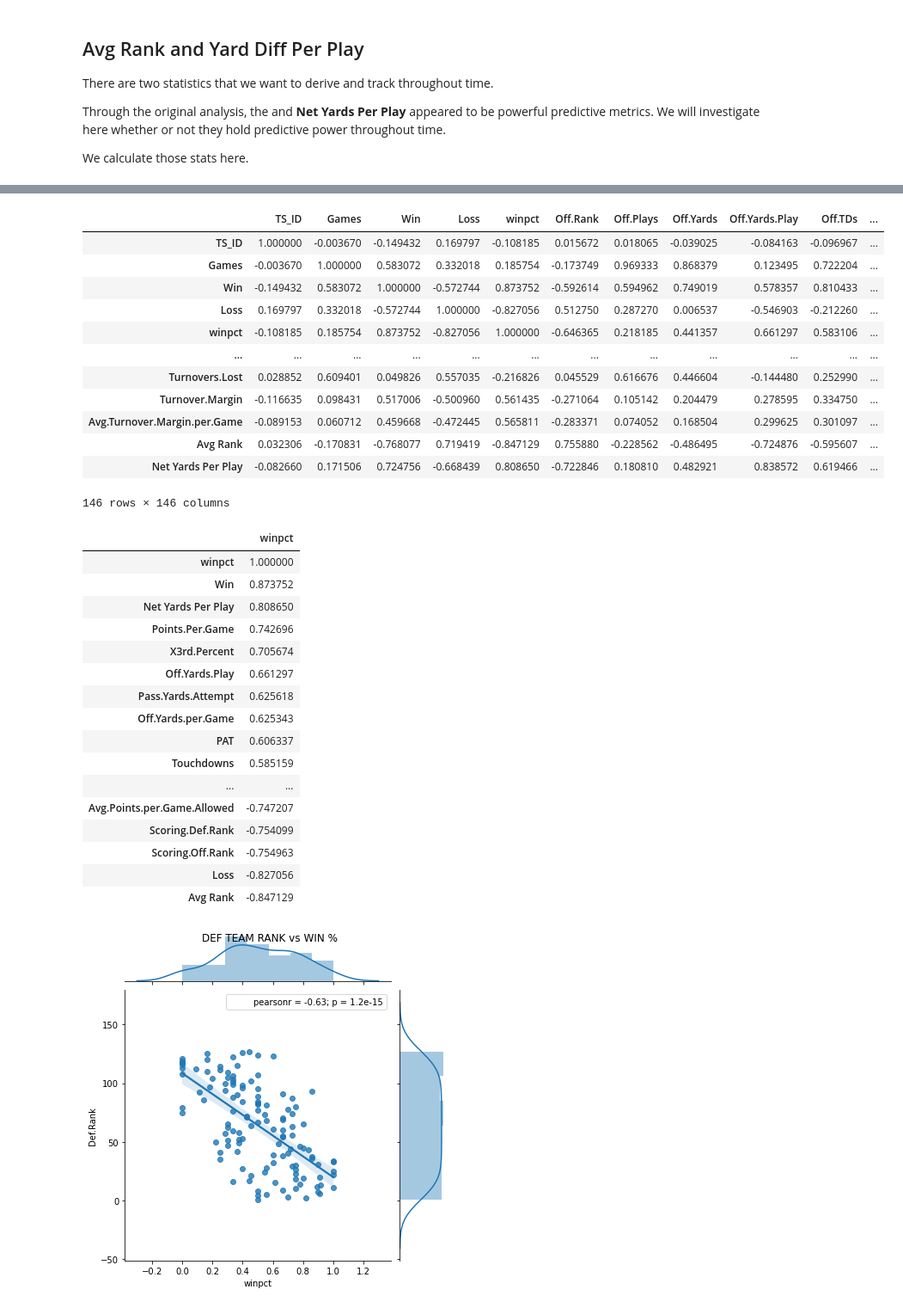
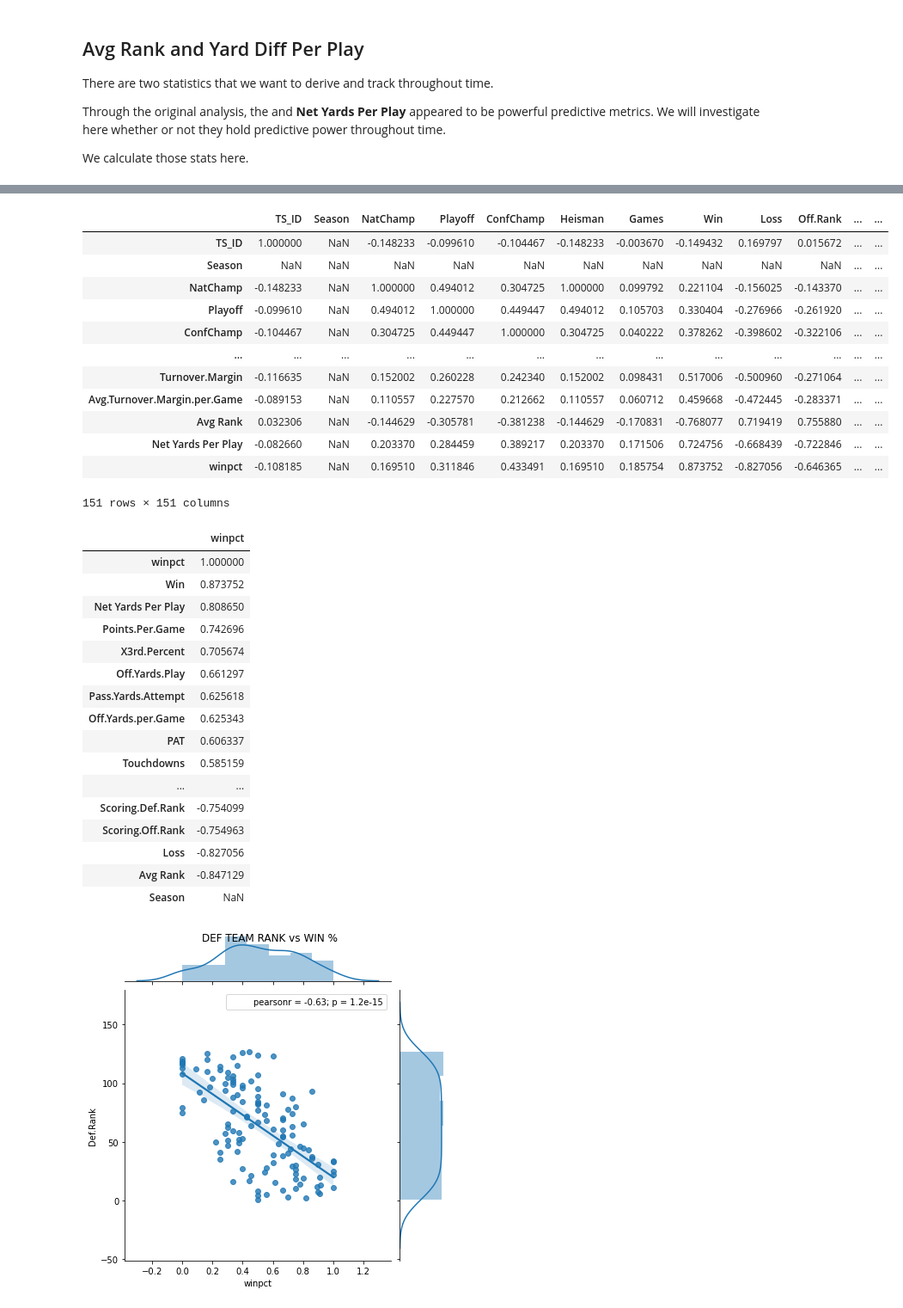
Before and after one commit to JGlessner757/dawg, a Jupyter notebook: Analysis/2020-most important-stat.ipynb, the cells around one changed output, grey strips where cells are left out. Shown at 86% size. Drawn from its saved outputs; the diff is of its cells as text; code cells hidden in the pictures.

```diff
--- a/Analysis/2020-most important-stat.ipynb
+++ b/Analysis/2020-most important-stat.ipynb
@@ -117,12 +117,16 @@ list(df)
  'winpct']
 # %%
 data = df[['TS_ID',
-'Team',
+ 'Team',
+ 'Season',
  'Conference',
+ 'NatChamp',
+ 'Playoff',
+ 'ConfChamp',
+ 'Heisman',
  'Games',
  'Win',
  'Loss',
- 'winpct',
  'Off.Rank',
  'Off.Plays',
  'Off.Yards',
@@ -241,47 +245,48 @@ data = df[['TS_ID',
  'Tackle.for.Loss.Rank',
  'Solo.Tackle.For.Loss',
  'Assist.Tackle.For.Loss',
  'Tackle.for.Loss.Yards',
  'Total.Tackle.For.Loss',
  'Tackle.For.Loss.Per.Game',
  'X3rd.Down.Rank',
  'X3rd.Attempts',
  'X3rd.Conversions',
  'X3rd.Percent',
  'X3rd.Down.Def.Rank',
  'Opp.3rd.Conversion',
  'Opp.3rd.Attempt',
  'Opponent.3rd.Percent',
  'Time.of.Possession.Rank',
  'Average.T.O.P',
  'Turnover.Rank',
  'Fumbles.Recovered',
  'Opponents.Intercepted',
  'Turnovers.Gain',
  'Fumbles.Lost',
  'Interceptions.Thrown.y',
  'Turnovers.Lost',
  'Turnover.Margin',
  'Avg.Turnover.Margin.per.Game',
  'Avg Rank',
- 'Net Yards Per Play']
+ 'Net Yards Per Play',
+ 'winpct']
 ]
 correlation=data.corr(method='pearson')
 correlation
 # %% [output]
-|  | TS_ID | Games | Win | Loss | winpct | Off.Rank | Off.Plays | Off.Yards | Off.Yards.Play | Off.TDs | ... |
-| TS_ID | 1.000000 | -0.003670 | -0.149432 | 0.169797 | -0.108185 | 0.015672 | 0.018065 | -0.039025 | -0.084163 | -0.096967 | ... |
-| Games | -0.003670 | 1.000000 | 0.583072 | 0.332018 | 0.185754 | -0.173749 | 0.969333 | 0.868379 | 0.123495 | 0.722204 | ... |
-| Win | -0.149432 | 0.583072 | 1.000000 | -0.572744 | 0.873752 | -0.592614 | 0.594962 | 0.749019 | 0.578357 | 0.810433 | ... |
-| Loss | 0.169797 | 0.332018 | -0.572744 | 1.000000 | -0.827056 | 0.512750 | 0.287270 | 0.006537 | -0.546903 | -0.212260 | ... |
-| winpct | -0.108185 | 0.185754 | 0.873752 | -0.827056 | 1.000000 | -0.646365 | 0.218185 | 0.441357 | 0.661297 | 0.583106 | ... |
-| ... | ... | ... | ... | ... | ... | ... | ... | ... | ... | ... | ... |
-| Turnovers.Lost | 0.028852 | 0.609401 | 0.049826 | 0.557035 | -0.216826 | 0.045529 | 0.616676 | 0.446604 | -0.144480 | 0.252990 | ... |
-| Turnover.Margin | -0.116635 | 0.098431 | 0.517006 | -0.500960 | 0.561435 | -0.271064 | 0.105142 | 0.204479 | 0.278595 | 0.334750 | ... |
-| Avg.Turnover.Margin.per.Game | -0.089153 | 0.060712 | 0.459668 | -0.472445 | 0.565811 | -0.283371 | 0.074052 | 0.168504 | 0.299625 | 0.301097 | ... |
-| Avg Rank | 0.032306 | -0.170831 | -0.768077 | 0.719419 | -0.847129 | 0.755880 | -0.228562 | -0.486495 | -0.724876 | -0.595607 | ... |
-| Net Yards Per Play | -0.082660 | 0.171506 | 0.724756 | -0.668439 | 0.808650 | -0.722846 | 0.180810 | 0.482921 | 0.838572 | 0.619466 | ... |
+|  | TS_ID | Season | NatChamp | Playoff | ConfChamp | Heisman | Games | Win | Loss | Off.Rank | ... | ... |
+| TS_ID | 1.000000 | NaN | -0.148233 | -0.099610 | -0.104467 | -0.148233 | -0.003670 | -0.149432 | 0.169797 | 0.015672 | ... | ... |
+| Season | NaN | NaN | NaN | NaN | NaN | NaN | NaN | NaN | NaN | NaN | ... | ... |
+| NatChamp | -0.148233 | NaN | 1.000000 | 0.494012 | 0.304725 | 1.000000 | 0.099792 | 0.221104 | -0.156025 | -0.143370 | ... | ... |
+| Playoff | -0.099610 | NaN | 0.494012 | 1.000000 | 0.449447 | 0.494012 | 0.105703 | 0.330404 | -0.276966 | -0.261920 | ... | ... |
+| ConfChamp | -0.104467 | NaN | 0.304725 | 0.449447 | 1.000000 | 0.304725 | 0.040222 | 0.378262 | -0.398602 | -0.322106 | ... | ... |
+| ... | ... | ... | ... | ... | ... | ... | ... | ... | ... | ... | ... | ... |
+| Turnover.Margin | -0.116635 | NaN | 0.152002 | 0.260228 | 0.242340 | 0.152002 | 0.098431 | 0.517006 | -0.500960 | -0.271064 | ... | ... |
+| Avg.Turnover.Margin.per.Game | -0.089153 | NaN | 0.110557 | 0.227570 | 0.212662 | 0.110557 | 0.060712 | 0.459668 | -0.472445 | -0.283371 | ... | ... |
+| Avg Rank | 0.032306 | NaN | -0.144629 | -0.305781 | -0.381238 | -0.144629 | -0.170831 | -0.768077 | 0.719419 | 0.755880 | ... | ... |
+| Net Yards Per Play | -0.082660 | NaN | 0.203370 | 0.284459 | 0.389217 | 0.203370 | 0.171506 | 0.724756 | -0.668439 | -0.722846 | ... | ... |
+| winpct | -0.108185 | NaN | 0.169510 | 0.311846 | 0.433491 | 0.169510 | 0.185754 | 0.873752 | -0.827056 | -0.646365 | ... | ... |
-146 rows × 146 columns
+151 rows × 151 columns
 # %%
 # Lets get a better view of the list
 pd.set_option('display.max_rows', 200)
@@ -301,11 +306,11 @@ correlation.sort_values(by=['winpct'], ascending=False)
 | PAT | 0.606337 |
 | Touchdowns | 0.585159 |
 | ... | ... |
-| Avg.Points.per.Game.Allowed | -0.747207 |
 | Scoring.Def.Rank | -0.754099 |
 | Scoring.Off.Rank | -0.754963 |
 | Loss | -0.827056 |
 | Avg Rank | -0.847129 |
+| Season | NaN |
 # %%
 g=sns.jointplot('winpct','Def.Rank',df,kind='reg')
 g.annotate(stats.pearsonr)
```
Also changed, not shown: parts of 5 cells of this notebook, 7 other files.
